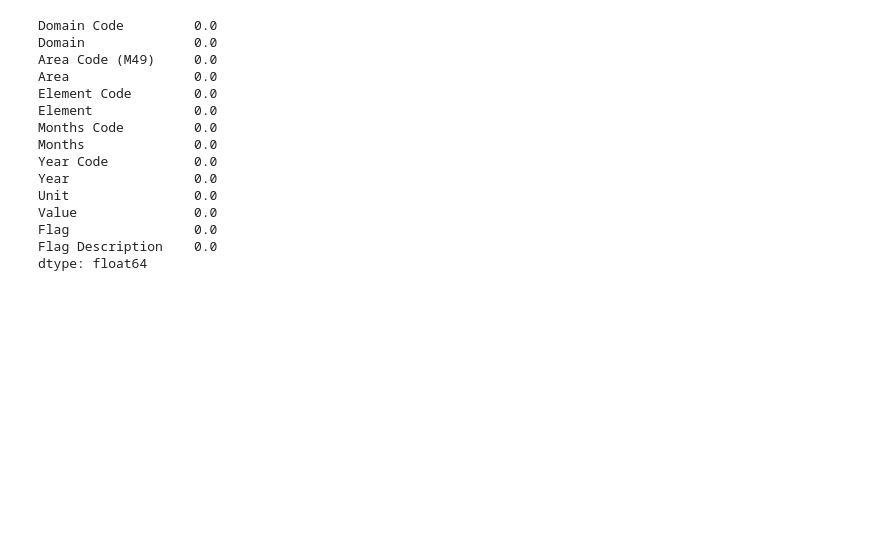
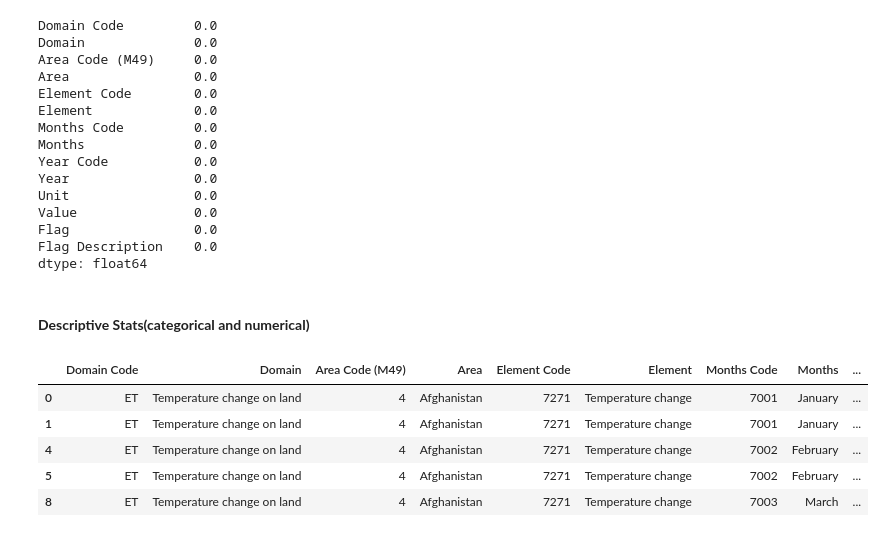
Before and after one commit to JosephRidge/Analysis101, a Jupyter notebook: climate.ipynb, the cells around one changed output. Drawn from its saved outputs; the diff is of its cells as text; code cells hidden in the pictures; blank space fills up the shorter version.

```diff
--- a/climate.ipynb
+++ b/climate.ipynb
@@ -163,3 +170,14 @@ Value               0.0
 Flag                0.0
 Flag Description    0.0
 dtype: float64
+# %% [markdown]
+#### **Descriptive Stats(categorical and numerical)**
+# %%
+climate_df_2.head()
+# %% [output]
+|  | Domain Code | Domain | Area Code (M49) | Area | Element Code | Element | Months Code | Months | ... |
+| 0 | ET | Temperature change on land | 4 | Afghanistan | 7271 | Temperature change | 7001 | January | ... |
+| 1 | ET | Temperature change on land | 4 | Afghanistan | 7271 | Temperature change | 7001 | January | ... |
+| 4 | ET | Temperature change on land | 4 | Afghanistan | 7271 | Temperature change | 7002 | February | ... |
+| 5 | ET | Temperature change on land | 4 | Afghanistan | 7271 | Temperature change | 7002 | February | ... |
+| 8 | ET | Temperature change on land | 4 | Afghanistan | 7271 | Temperature change | 7003 | March | ... |
```
Also changed, not shown: parts of 24 cells of this notebook, 1 other file.
